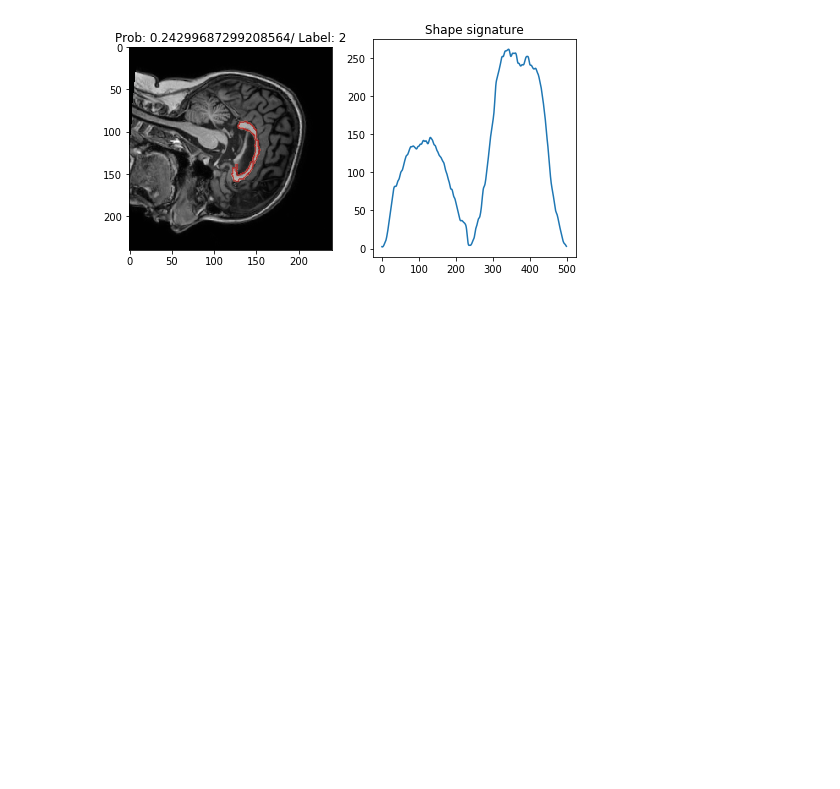
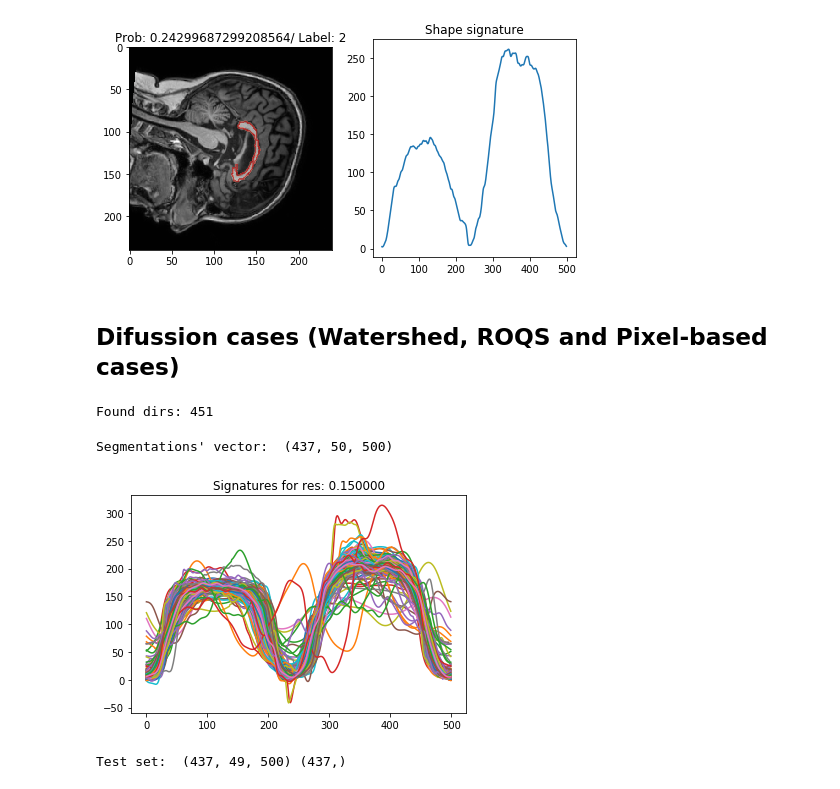
Before and after one commit to saramirthis/CC_seg_clas, a Jupyter notebook: test.ipynb, the cells around one changed output. Drawn from its saved outputs; the diff is of its cells as text; code cells hidden in the pictures; blank space fills up the shorter version.

Commit message:
Updated Difussion samples in test

```diff
--- a/test.ipynb
+++ b/test.ipynb
@@ -142,3 +149,63 @@ for best_subj in zipped_ord[-5:]:
 [figure]
 [figure]
 [figure]
+# %% [markdown]
+## Difussion cases (Watershed, ROQS and Pixel-based cases)
+# %%
+dataset_path = '/winuno/Unicamp-FEEC/Reprod/dataset/'
+
+group_opts = ['Seg_pixel','Seg_ROQS','Seg_Watershed']
+sufixes = ['pixe','roqs','wate']
+dirs_all = []
+labels_all = []
+for group_opt,sufix in zip(group_opts,sufixes):
+    label_path = glob.glob('{}{}/*.csv'.format(dataset_path,group_opt))[0]
+    all_labels = pd.read_csv(label_path, sep=',', names=['Subject','Label'])
+    list_opt = all_labels.loc[all_labels['Label'] != 2]
+    dirs_all += ['{}{}/mask_{}_{}.npy'.format(dataset_path,group_opt,sufix,cod) for cod in list_opt.Subject]
+    labels_all += list(list_opt.Label)
+#dirs_all, labels_all = dirs_all[:60], labels_all[:60]
+print('Found dirs:',len(dirs_all))
+# %% [output]
+Found dirs: 451
+# %%
+file2load = '{}sign_refs.joblib'.format(df_conf.DIR_SAVE)
+parms_refs = load(file2load)
+prof_ref = parms_refs['prof_ref']
+
+resols = np.arange(df_conf.RESOLS_INF,df_conf.RESOLS_SUP,df_conf.RESOLS_STEP)
+resols = np.insert(resols,0,df_conf.FIT_RES)
+prof_vec = np.empty((len(dirs_all),resols.shape[0],df_conf.POINTS))
+ind_error = []
+for ind, mask_path in enumerate(dirs_all):
+    try:
+        img_mask_msp = np.load(mask_path).swapaxes(0,1)[::-1,::-1]
+        refer_temp = sign.sign_extract(img_mask_msp, resols, df_conf.SMOOTHNESS, df_conf.POINTS)
+        prof_vec[ind] = sign.sign_fit(prof_ref, refer_temp, df_conf.POINTS)
+    except:
+        ind_error.append(ind)
+
+prof_vec = np.delete(prof_vec, ind_error, axis=0)
+dirs_all = np.delete(dirs_all, ind_error, axis=0)
+labels_all = np.delete(labels_all, ind_error, axis=0)
+
+print("Segmentations' vector: ", prof_vec.shape)
+
+plt.plot(prof_vec[:,df_conf.REG_EX].T)
+plt.title('Signatures for res: %f'%(resols[df_conf.REG_EX]))
+plt.show()
+# %% [output]
+Segmentations' vector:  (437, 50, 500)
+[figure, added]
+# %%
+Y_test = np.array(labels_all)
+X_test = prof_vec[:,1:,:] #Filtering the fitting resolution
+resols = resols[1:] #Filtering the fitting resolution
+resols_ref = np.arange(1,len(resols)+1)
+
+val_norm = parms_refs['val_norm']
+X_test_norm = X_test/val_norm
+
+print('Test set: ', X_test_norm.shape, Y_test.shape)
+# %% [output]
+Test set:  (437, 49, 500) (437,)
```
Also changed, not shown: parts of 9 cells of this notebook.
